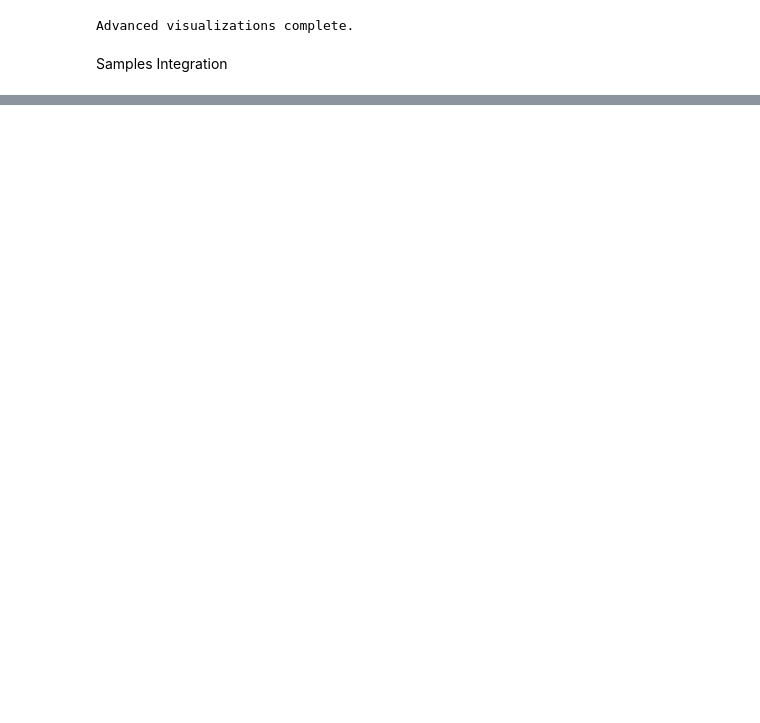
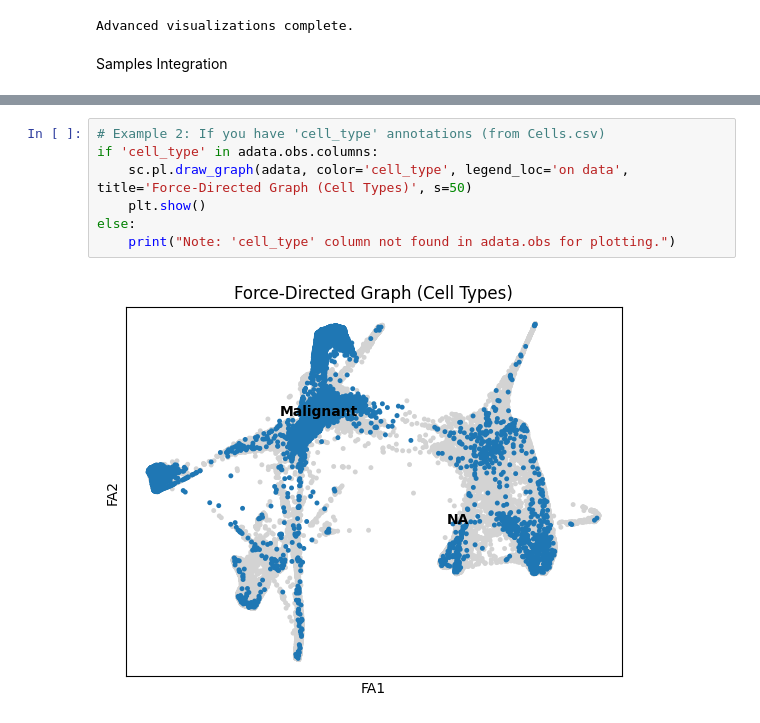
Before and after one commit to jjevans25/3CA_GBM_Analysis, a Jupyter notebook: scRNA-seq_GBM_3CA.ipynb, the cells around one changed output, grey strips where cells are left out. Saved outputs shown, nothing was run; the diff lists cells and outputs as text; blank space fills up the shorter version.

```diff
--- a/scRNA-seq_GBM_3CA.ipynb
+++ b/scRNA-seq_GBM_3CA.ipynb
@@ -766,0 +766,9 @@ Force-Directed Layout Graph generation complete.
+# %%
+# Example 2: If you have 'cell_type' annotations (from Cells.csv)
+if 'cell_type' in adata.obs.columns:
+    sc.pl.draw_graph(adata, color='cell_type', legend_loc='on data', title='Force-Directed Graph (Cell Types)', s=50)
+    plt.show()
+else:
+    print("Note: 'cell_type' column not found in adata.obs for plotting.")
+# %% [output]
+[figure, added]
```
Also changed, not shown: parts of 18 cells of this notebook, 1 other file.
